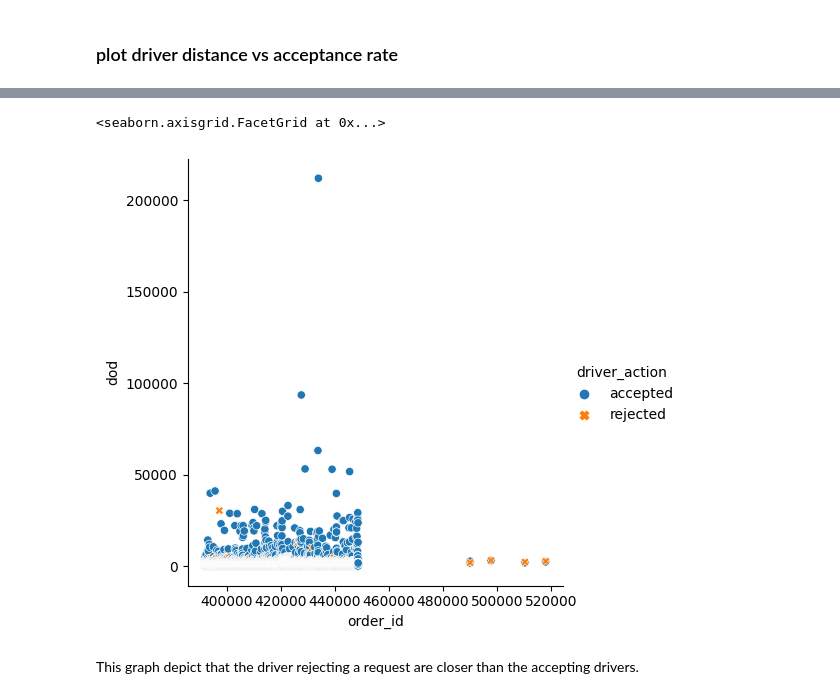
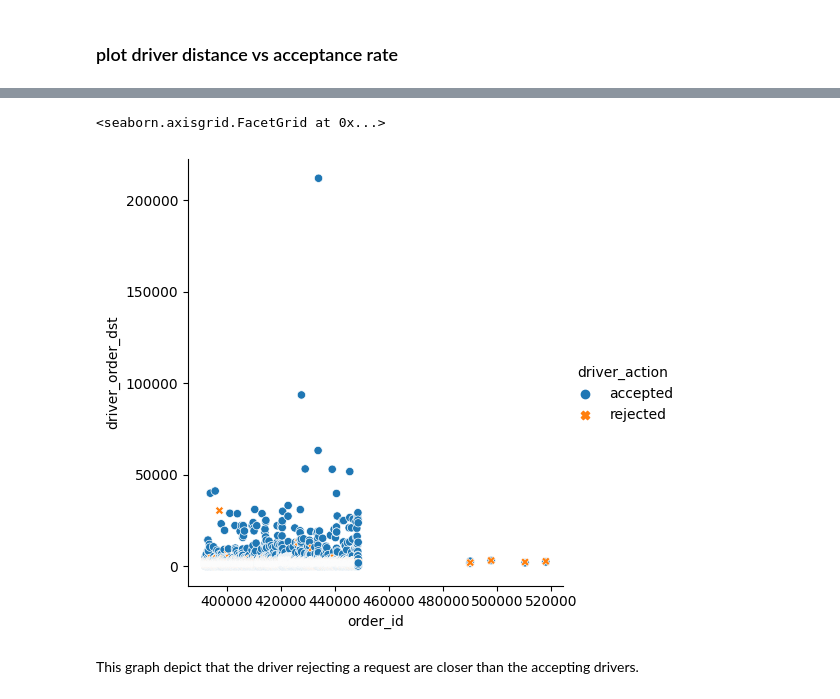
Before and after one commit to degagawolde/delivery-drivers-location-optimisation-with-causal-inference, a Jupyter notebook: notebooks/data_visualization.ipynb, the cells around one changed output, grey strips where cells are left out. Saved outputs shown, nothing was run; the diff lists cells and outputs as text; code cells hidden in the pictures.

```diff
--- a/notebooks/data_visualization.ipynb
+++ b/notebooks/data_visualization.ipynb
@@ -33,13 +33,7 @@ sns.relplot(
 ### plot driver distance vs acceptance rate
 # %%
 df_acc = df.groupby(['order_id','driver_action']).agg(
-    {'driver_order_dst':['mean']}).reset_index()
-df_acc['dod'] = df_acc['driver_order_dst']['mean']
-
-df_new = pd.DataFrame()
-df_new['order_id'] = df_acc['order_id']
-df_new['driver_action'] = df_acc['driver_action']
-df_new['dod'] = df_acc['dod']
-# df_acc.drop(columns='driver_order_dst')
-df_new.columns
+    {'driver_order_dst':'mean'}).reset_index()
+# df_acc['dod'] = df_acc['driver_order_dst']['mean']
+df_acc
 # %% [output]
@@ -47,11 +53,11 @@ Index(['order_id', 'driver_action', 'dod'], dtype='object')
 # %%
 sns.relplot(
-    data=df_new[df_new['dod']<500000],
-    x="order_id", y="dod", hue="driver_action", style="driver_action"
+    data=df_acc[df_acc['driver_order_dst']<500000],
+    x="order_id", y="driver_order_dst", hue="driver_action", style="driver_action"
 )
 # %% [output]
 <seaborn.axisgrid.FacetGrid at 0x...>
-[figure, old version]
+[figure, new version]
 # %% [markdown]
 This graph depict that the driver rejecting a request are closer than the accepting drivers.
 # %%
```
Also changed, not shown: parts of 16 cells of this notebook, 4 other files.
